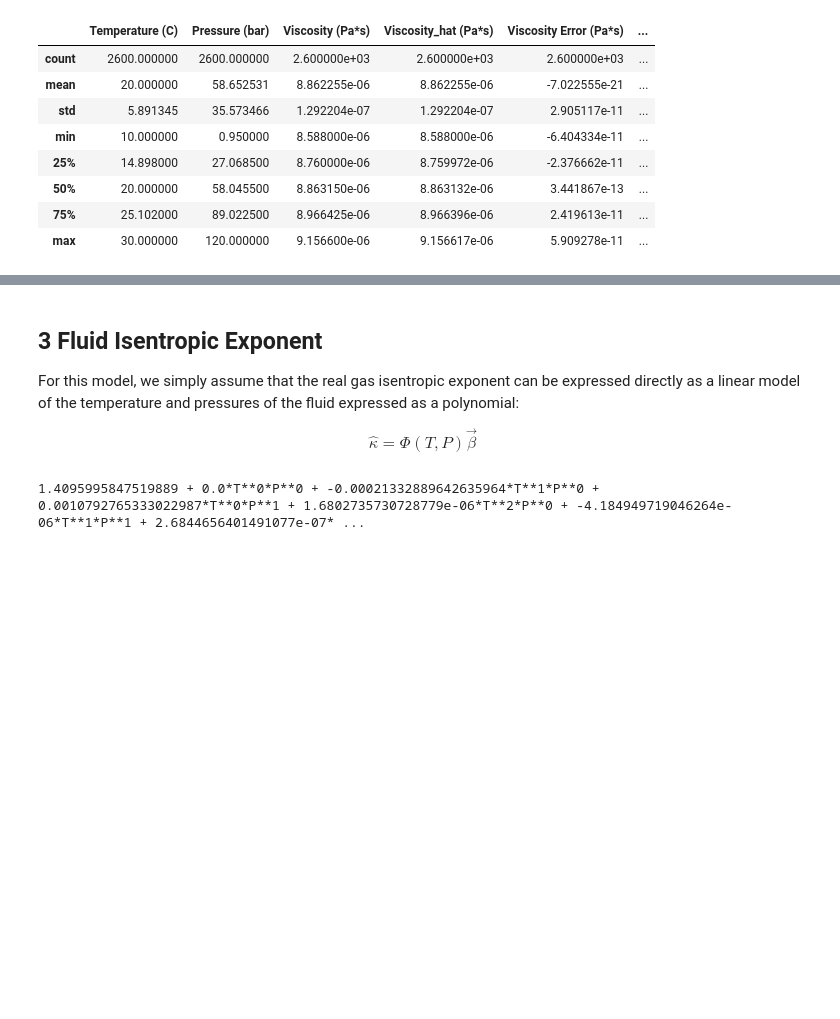
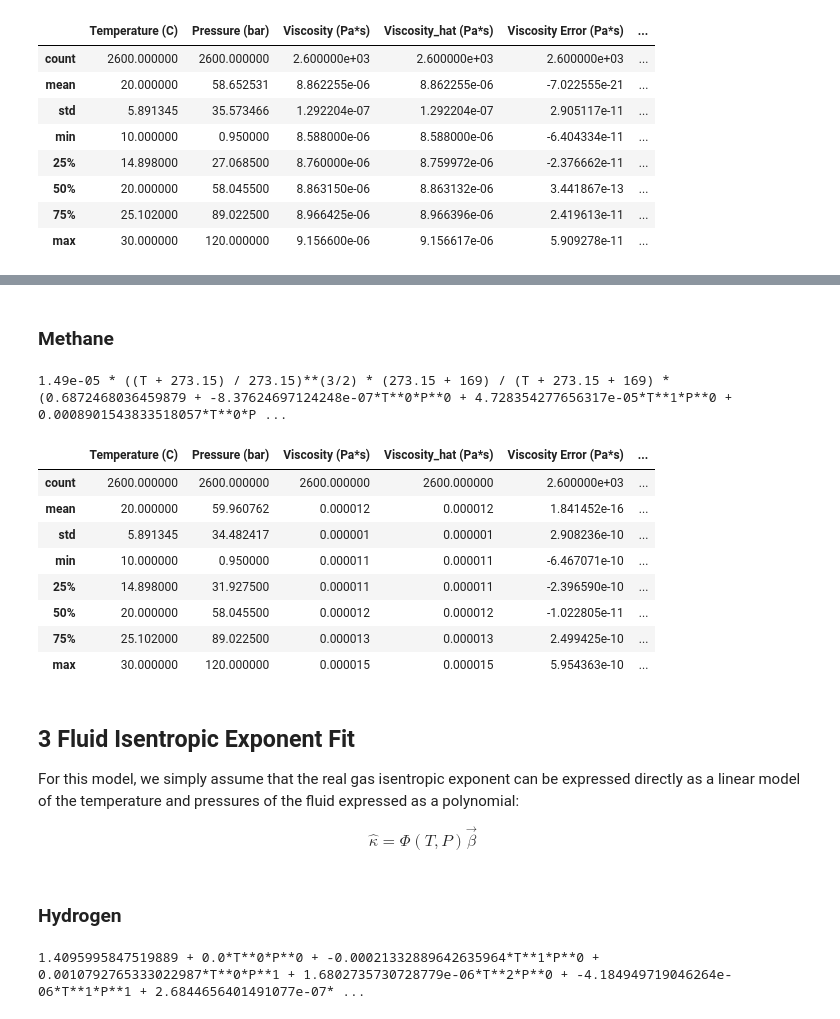
Before and after one commit to josephmcg16/primary-gas-fluid-properties, a Jupyter notebook: post_process.ipynb, the cells around one changed output, grey strips where cells are left out. Saved outputs shown, nothing was run; the diff lists cells and outputs as text; code cells hidden in the pictures; blank space fills up the shorter version.

```diff
--- a/post_process.ipynb
+++ b/post_process.ipynb
@@ -132,9 +220,39 @@ df_viscosity.describe()
+# %% [markdown]
+### Methane
+# %%
+"""Viscosity Fit Example Code with inputs for temperature and pressure in degrees Celsius and bar(a), respectively."""
+from fit_fluid_properties import fit_gas_viscosity
+
+params = {
+    "reference_data_directory": "data",
+    "reference_data_filename": "CH4 Nist Properties 0.95-120 bar.xlsx",
+    "reference_fluid": "CH4",
+    "model_poly_degree": 6,
+}
+
+df_viscosity, functional_form_text_viscosity = fit_gas_viscosity(params)
+
+print(functional_form_text_viscosity)
+df_viscosity.describe()
+# %% [output]
+1.49e-05 * ((T + 273.15) / 273.15)**(3/2) * (273.15 + 169) / (T + 273.15 + 169) * (0.6872468036459879 + -8.37624697124248e-07*T**0*P**0 + 4.728354277656317e-05*T**1*P**0 + 0.0008901543833518057*T**0*P ...
+|  | Temperature (C) | Pressure (bar) | Viscosity (Pa*s) | Viscosity_hat (Pa*s) | Viscosity Error (Pa*s) | ... |
+| count | 2600.000000 | 2600.000000 | 2600.000000 | 2600.000000 | 2.600000e+03 | ... |
+| mean | 20.000000 | 59.960762 | 0.000012 | 0.000012 | 1.841452e-16 | ... |
+| std | 5.891345 | 34.482417 | 0.000001 | 0.000001 | 2.908236e-10 | ... |
+| min | 10.000000 | 0.950000 | 0.000011 | 0.000011 | -6.467071e-10 | ... |
+| 25% | 14.898000 | 31.927500 | 0.000011 | 0.000011 | -2.396590e-10 | ... |
+| 50% | 20.000000 | 58.045500 | 0.000012 | 0.000012 | -1.022805e-11 | ... |
+| 75% | 25.102000 | 89.022500 | 0.000013 | 0.000013 | 2.499425e-10 | ... |
+| max | 30.000000 | 120.000000 | 0.000015 | 0.000015 | 5.954363e-10 | ... |
 # %% [markdown]
-## 3 Fluid Isentropic Exponent
+## 3 Fluid Isentropic Exponent Fit
 
 For this model, we simply assume that the real gas isentropic exponent can be expressed directly as a linear model of the temperature and pressures of the fluid expressed as a polynomial:
 
 $$\hat\kappa=\Phi(T,P)\vec{\beta}$$
+# %% [markdown]
+### Hydrogen
 # %%
 """Isentropic Exponent Fit Example Code with inputs for temperature and pressure in degrees Celsius and bar(a), respectively."""
 from fit_fluid_properties import fit_isentropic_exponent
```
Also changed, not shown: parts of 16 cells of this notebook, 1 other file.
